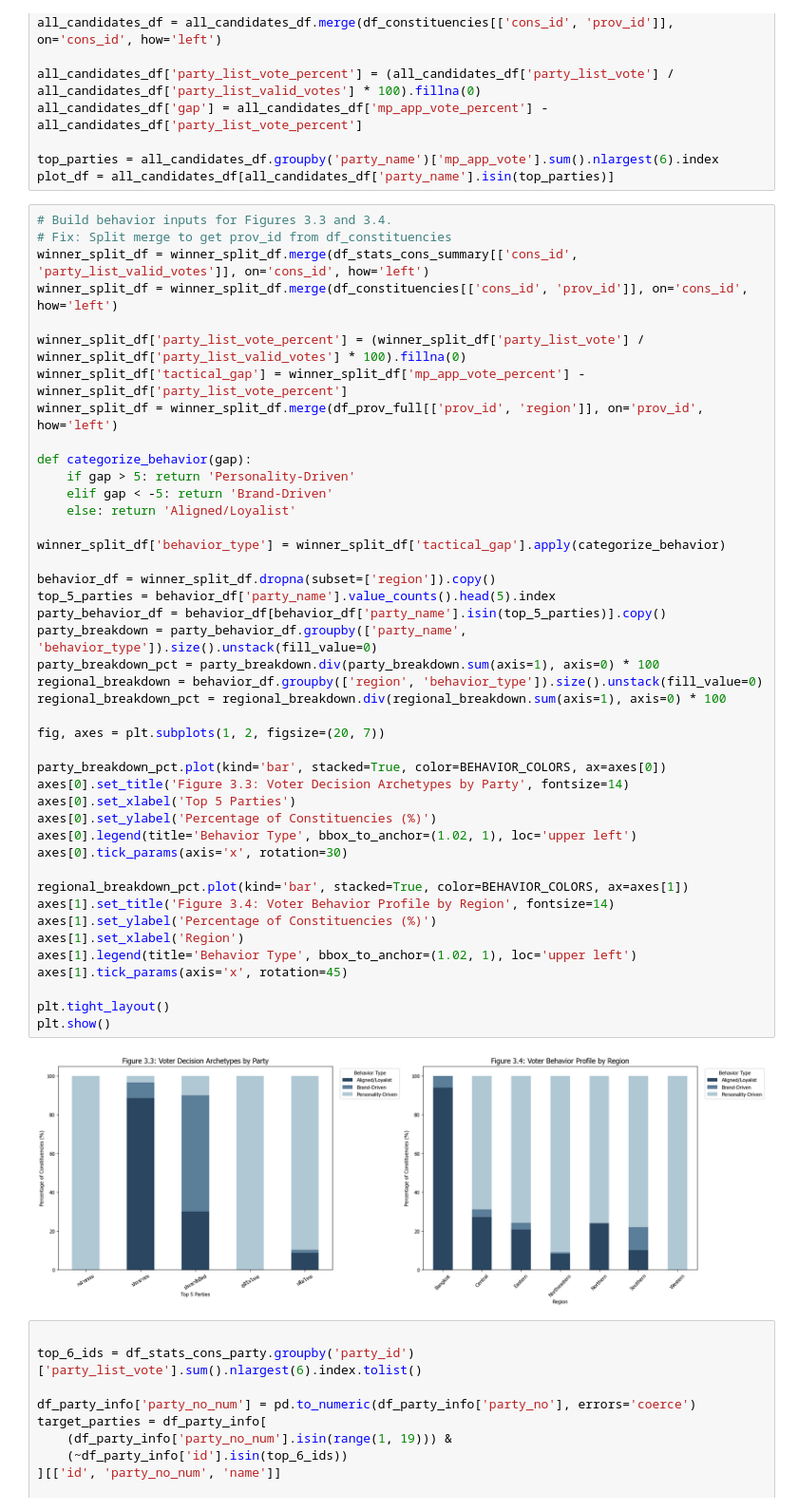
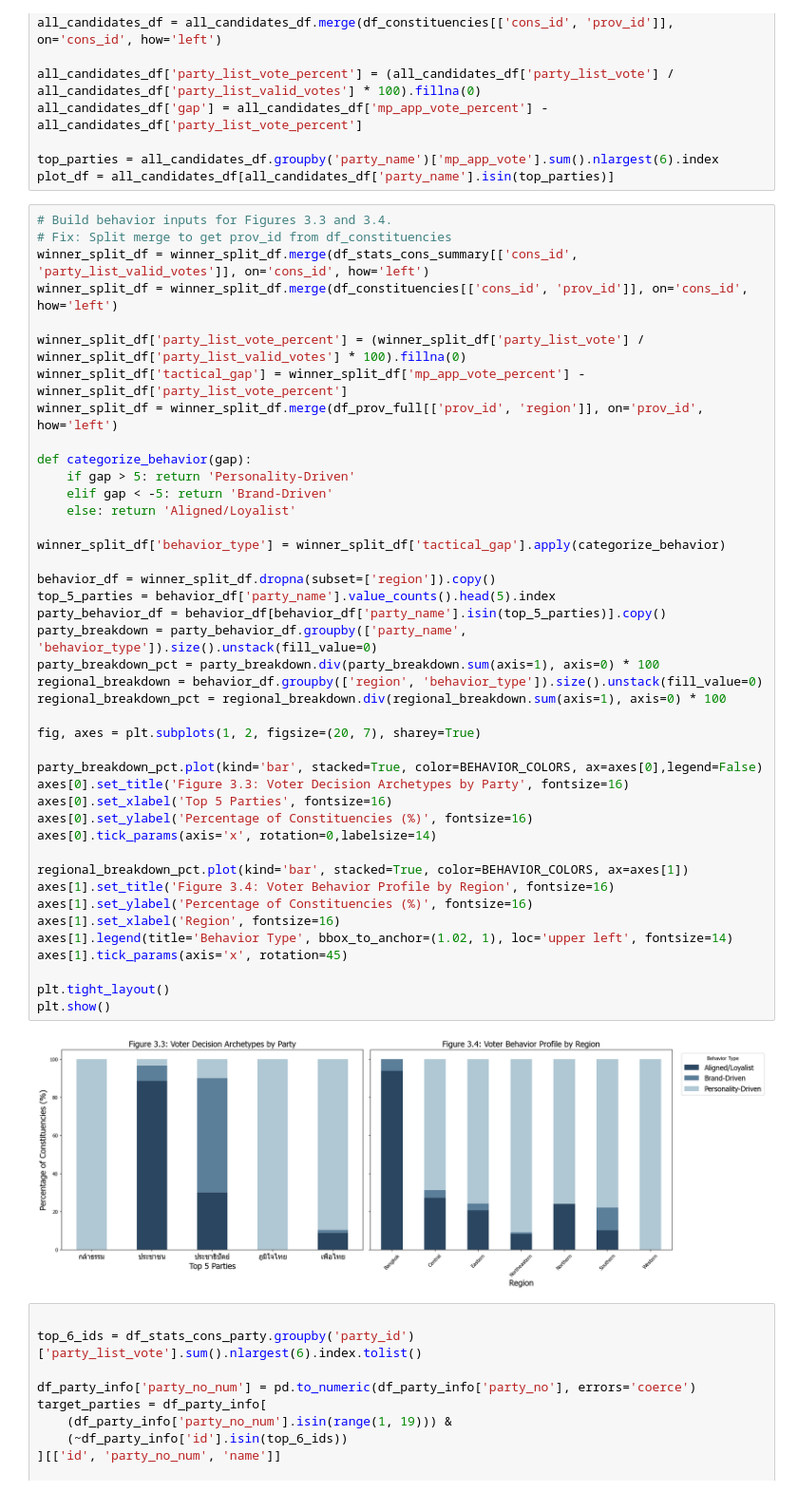
Before and after one commit to Gorszet/DADS5001_Election_2569, a Jupyter notebook: election_analysis69.ipynb, the cells around one changed output. Shown at 95% size. Saved outputs shown, nothing was run; the diff lists cells and outputs as text.

Commit message:
ีupdate chart components

```diff
--- a/election_analysis69.ipynb
+++ b/election_analysis69.ipynb
@@ -1468,45 +1465,44 @@ plot_df = all_candidates_df[all_candidates_df['party_name'].isin(top_parties)]
 winner_split_df = winner_split_df.merge(df_stats_cons_summary[['cons_id', 'party_list_valid_votes']], on='cons_id', how='left')
 winner_split_df = winner_split_df.merge(df_constituencies[['cons_id', 'prov_id']], on='cons_id', how='left')
 
 winner_split_df['party_list_vote_percent'] = (winner_split_df['party_list_vote'] / winner_split_df['party_list_valid_votes'] * 100).fillna(0)
 winner_split_df['tactical_gap'] = winner_split_df['mp_app_vote_percent'] - winner_split_df['party_list_vote_percent']
 winner_split_df = winner_split_df.merge(df_prov_full[['prov_id', 'region']], on='prov_id', how='left')
 
 def categorize_behavior(gap):
     if gap > 5: return 'Personality-Driven'
     elif gap < -5: return 'Brand-Driven'
     else: return 'Aligned/Loyalist'
 
 winner_split_df['behavior_type'] = winner_split_df['tactical_gap'].apply(categorize_behavior)
 
 behavior_df = winner_split_df.dropna(subset=['region']).copy()
 top_5_parties = behavior_df['party_name'].value_counts().head(5).index
 party_behavior_df = behavior_df[behavior_df['party_name'].isin(top_5_parties)].copy()
 party_breakdown = party_behavior_df.groupby(['party_name', 'behavior_type']).size().unstack(fill_value=0)
 party_breakdown_pct = party_breakdown.div(party_breakdown.sum(axis=1), axis=0) * 100
 regional_breakdown = behavior_df.groupby(['region', 'behavior_type']).size().unstack(fill_value=0)
 regional_breakdown_pct = regional_breakdown.div(regional_breakdown.sum(axis=1), axis=0) * 100
 
-fig, axes = plt.subplots(1, 2, figsize=(20, 7))
+fig, axes = plt.subplots(1, 2, figsize=(20, 7), sharey=True)
 
-party_breakdown_pct.plot(kind='bar', stacked=True, color=BEHAVIOR_COLORS, ax=axes[0])
-axes[0].set_title('Figure 3.3: Voter Decision Archetypes by Party', fontsize=14)
-axes[0].set_xlabel('Top 5 Parties')
-axes[0].set_ylabel('Percentage of Constituencies (%)')
-axes[0].legend(title='Behavior Type', bbox_to_anchor=(1.02, 1), loc='upper left')
-axes[0].tick_params(axis='x', rotation=30)
+party_breakdown_pct.plot(kind='bar', stacked=True, color=BEHAVIOR_COLORS, ax=axes[0],legend=False)
+axes[0].set_title('Figure 3.3: Voter Decision Archetypes by Party', fontsize=16)
+axes[0].set_xlabel('Top 5 Parties', fontsize=16)
+axes[0].set_ylabel('Percentage of Constituencies (%)', fontsize=16)
+axes[0].tick_params(axis='x', rotation=0,labelsize=14)
 
 regional_breakdown_pct.plot(kind='bar', stacked=True, color=BEHAVIOR_COLORS, ax=axes[1])
-axes[1].set_title('Figure 3.4: Voter Behavior Profile by Region', fontsize=14)
-axes[1].set_ylabel('Percentage of Constituencies (%)')
-axes[1].set_xlabel('Region')
-axes[1].legend(title='Behavior Type', bbox_to_anchor=(1.02, 1), loc='upper left')
+axes[1].set_title('Figure 3.4: Voter Behavior Profile by Region', fontsize=16)
+axes[1].set_ylabel('Percentage of Constituencies (%)', fontsize=16)
+axes[1].set_xlabel('Region', fontsize=16)
+axes[1].legend(title='Behavior Type', bbox_to_anchor=(1.02, 1), loc='upper left', fontsize=14)
 axes[1].tick_params(axis='x', rotation=45)
 
 plt.tight_layout()
 plt.show()
 # %% [output]
-[figure, old version]
+[figure, new version]
 # %%
 
 top_6_ids = df_stats_cons_party.groupby('party_id')['party_list_vote'].sum().nlargest(6).index.tolist()
```
Also changed, not shown: parts of 11 cells of this notebook.
